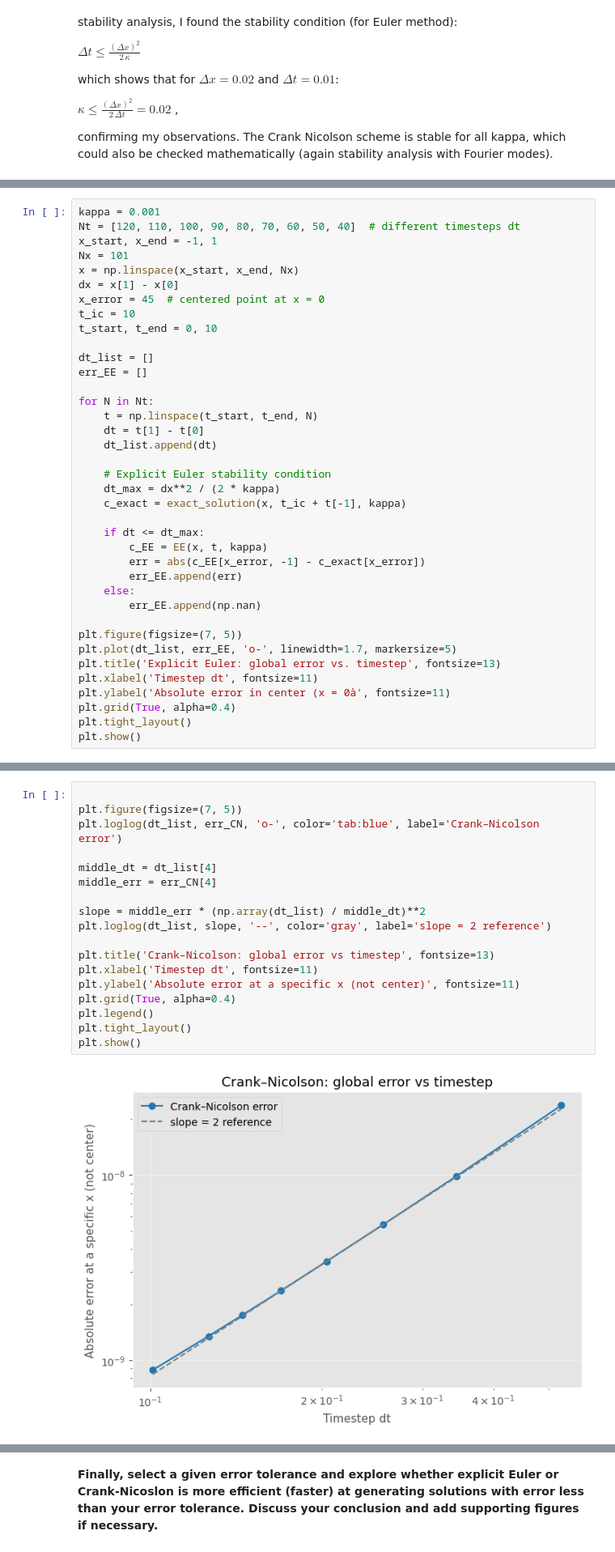
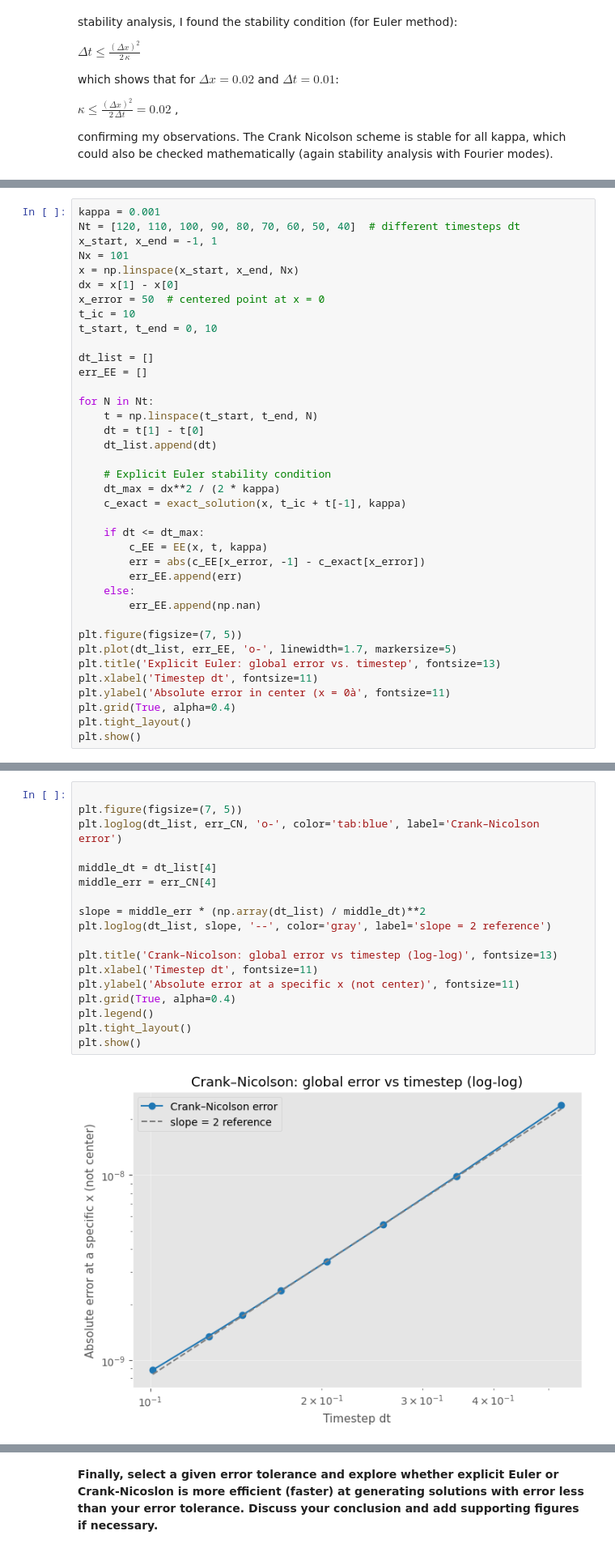
Before and after one commit to JefPhilippe/QCES, a Jupyter notebook: Project1_numerical_methods.ipynb, the cells around one changed output, grey strips where cells are left out. Shown: that part at 81% size. Saved outputs shown, nothing was run; the diff lists cells and outputs as text.

```diff
--- a/Project1_numerical_methods.ipynb
+++ b/Project1_numerical_methods.ipynb
@@ -390,7 +390,7 @@ x_start, x_end = -1, 1
 Nx = 101
 x = np.linspace(x_start, x_end, Nx)
 dx = x[1] - x[0]
-x_error = 45  # centered point at x = 0
+x_error = 50  # centered point at x = 0
 t_ic = 10
 t_start, t_end = 0, 10
 
@@ -480,23 +480,23 @@ Crank-Nicolson method took 1.53 seconds
 # %%
 
 plt.figure(figsize=(7, 5))
 plt.loglog(dt_list, err_CN, 'o-', color='tab:blue', label='Crank–Nicolson error')
 
 middle_dt = dt_list[4]
 middle_err = err_CN[4]
 
 slope = middle_err * (np.array(dt_list) / middle_dt)**2
 plt.loglog(dt_list, slope, '--', color='gray', label='slope = 2 reference')
 
-plt.title('Crank–Nicolson: global error vs timestep', fontsize=13)
+plt.title('Crank–Nicolson: global error vs timestep (log-log)', fontsize=13)
 plt.xlabel('Timestep dt', fontsize=11)
 plt.ylabel('Absolute error at a specific x (not center)', fontsize=11)
 plt.grid(True, alpha=0.4)
 plt.legend()
 plt.tight_layout()
 plt.show()
 # %% [output]
-[figure, old version]
+[figure, new version]
 # %% [markdown]
 For the Crank–Nicolson scheme, I could use really large values of Nx, as the method remains stable for all timestep sizes. To minimize spatial discretization error, I thus chose Nx >> Nt.
 
```
Also changed, not shown: parts of 31 cells of this notebook.
